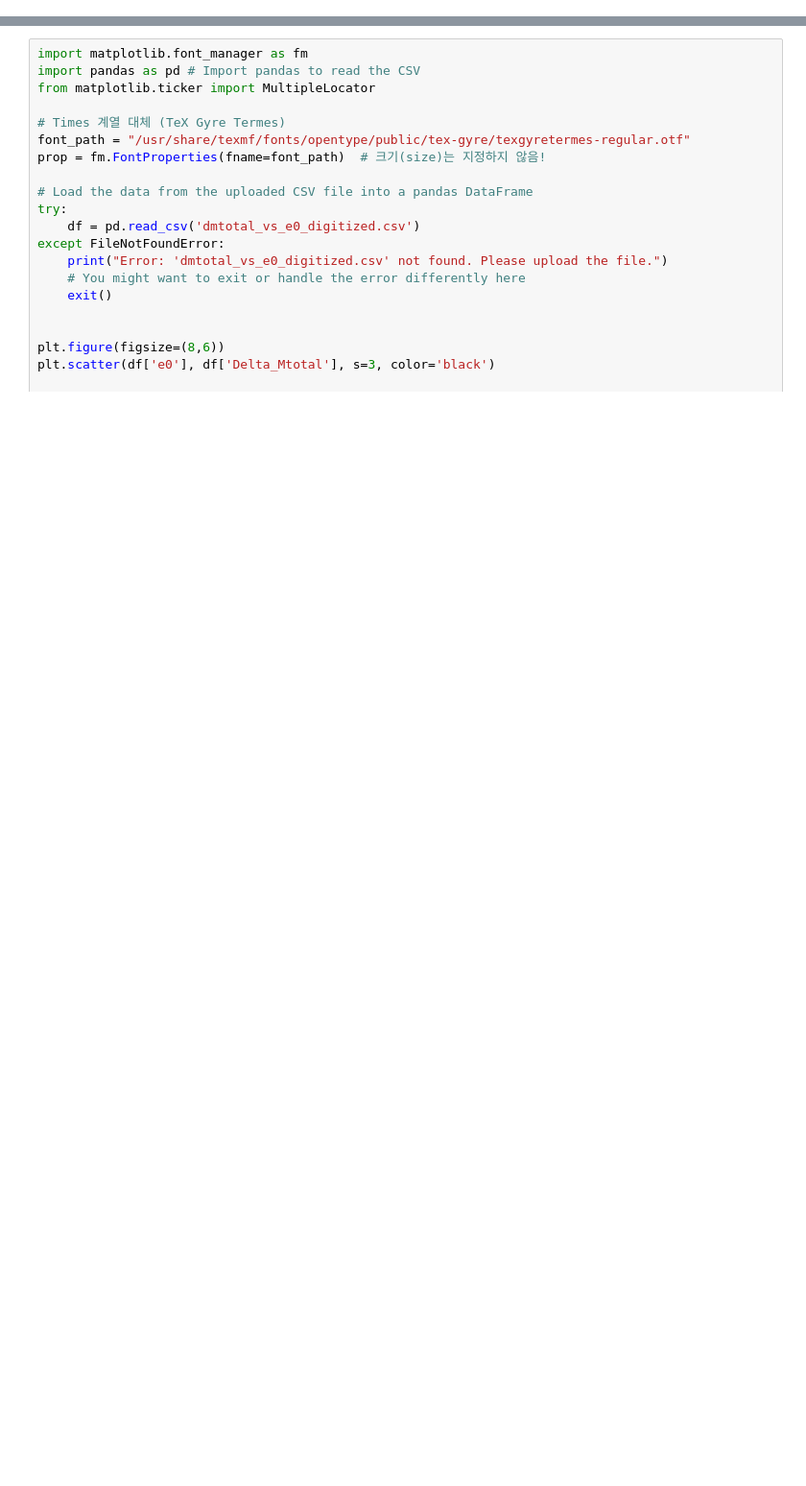
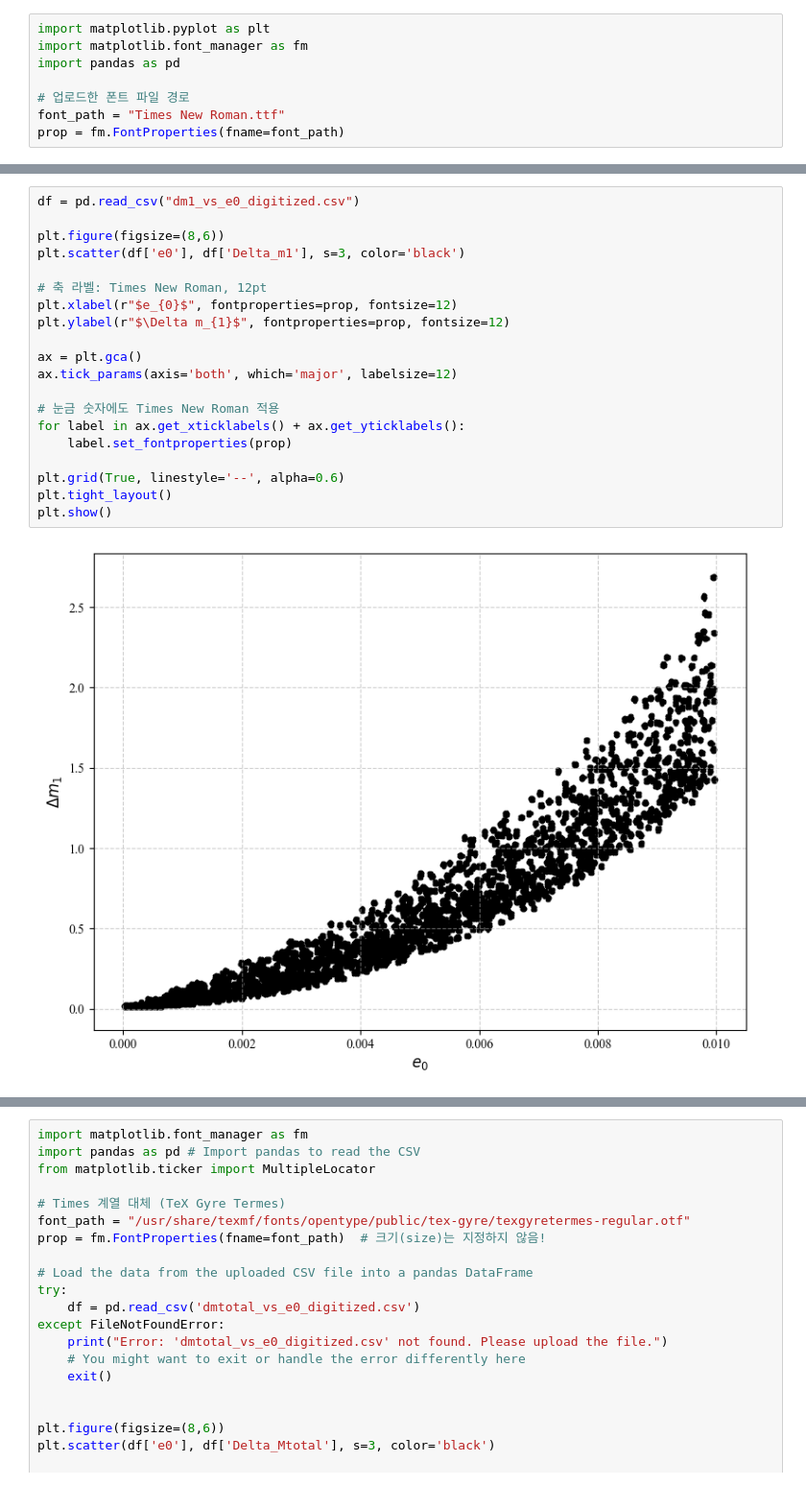
Before and after one commit to Brightshinesunny/Project, a Jupyter notebook: Untitled74.ipynb, the cells around one changed output, grey strips where cells are left out. Shown at 96% size. Cells and saved outputs as stored; diff of their text form; blank space fills up the shorter version.

```diff
--- a/Untitled74.ipynb
+++ b/Untitled74.ipynb
@@ -98,3 +16,11 @@ plt.show()
+# %%
+import matplotlib.pyplot as plt
+import matplotlib.font_manager as fm
+import pandas as pd
+
+# 업로드한 폰트 파일 경로
+font_path = "Times New Roman.ttf"
+prop = fm.FontProperties(fname=font_path)
 # %%
 from google.colab import files
 uploaded = files.upload()
@@ -103,0 +30,22 @@ Saving dmtotal_vs_e0_digitized.csv to dmtotal_vs_e0_digitized (1).csv
+# %%
+df = pd.read_csv("dm1_vs_e0_digitized.csv")
+
+plt.figure(figsize=(8,6))
+plt.scatter(df['e0'], df['Delta_m1'], s=3, color='black')
+
+# 축 라벨: Times New Roman, 12pt
+plt.xlabel(r"$e_{0}$", fontproperties=prop, fontsize=12)
+plt.ylabel(r"$\Delta m_{1}$", fontproperties=prop, fontsize=12)
+
+ax = plt.gca()
+ax.tick_params(axis='both', which='major', labelsize=12)
+
+# 눈금 숫자에도 Times New Roman 적용
+for label in ax.get_xticklabels() + ax.get_yticklabels():
+    label.set_fontproperties(prop)
+
+plt.grid(True, linestyle='--', alpha=0.6)
+plt.tight_layout()
+plt.show()
+# %% [output]
+[figure, added]
```
Also changed, not shown: parts of 13 cells of this notebook.
